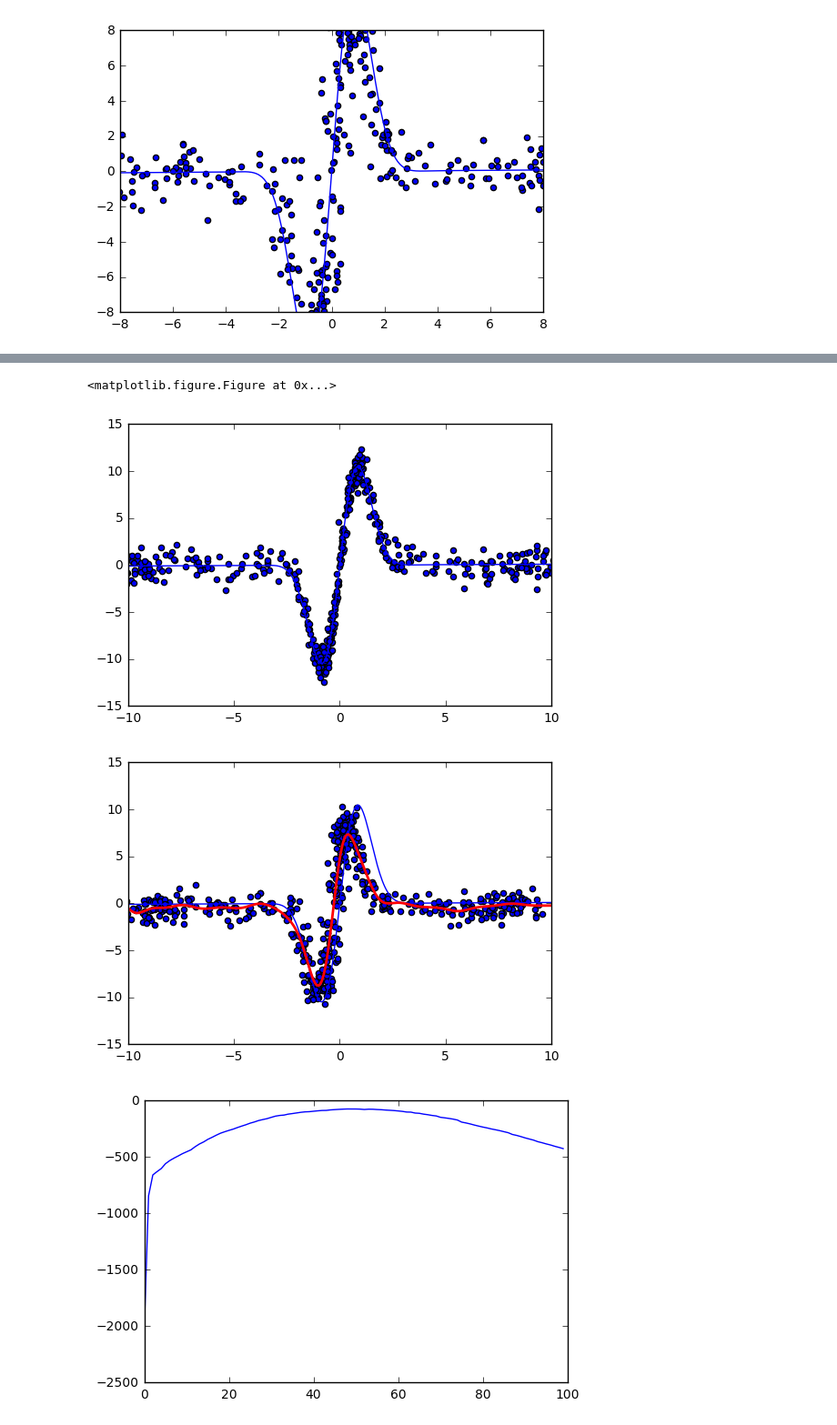
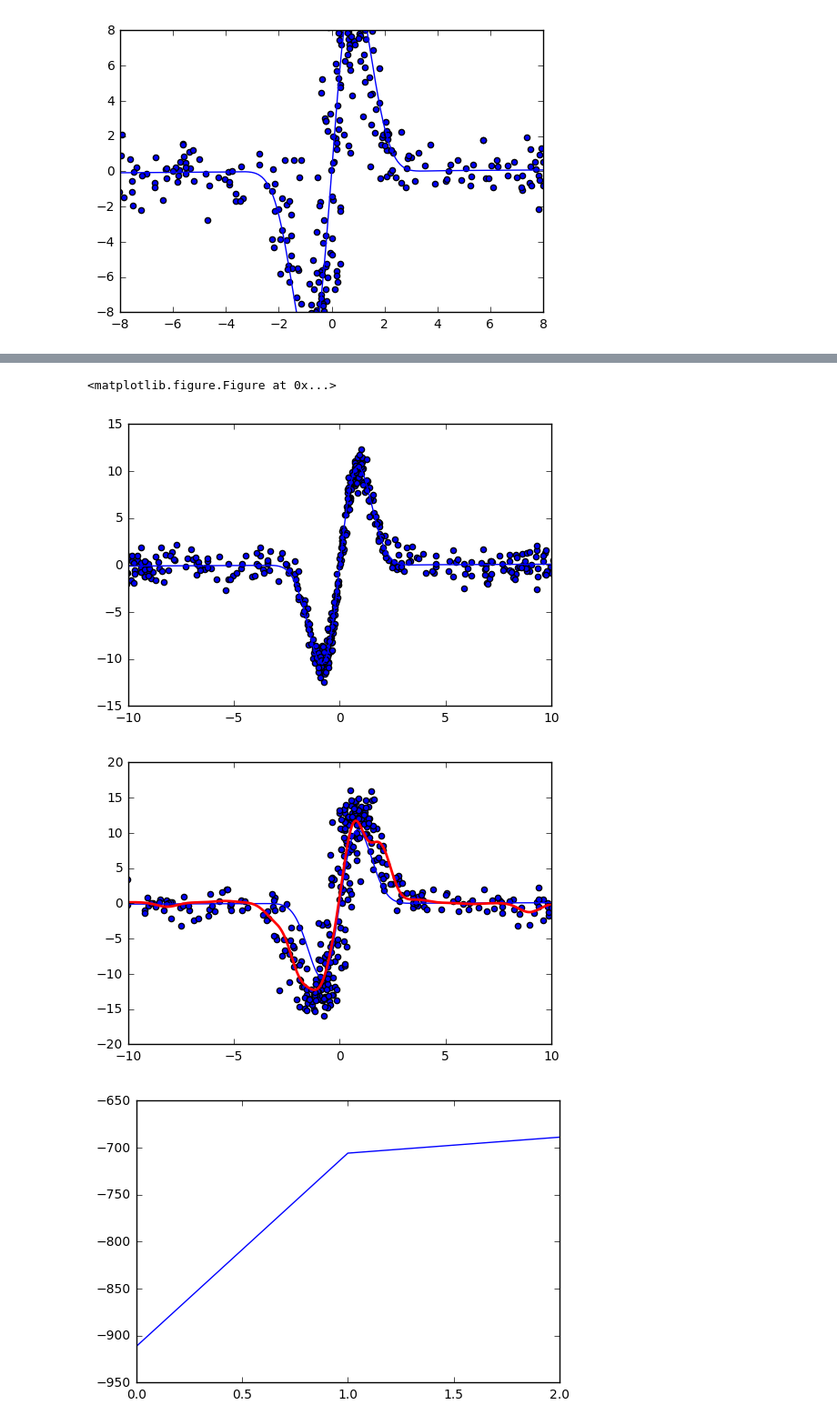
Before and after one commit to VincentBt/Projet-PGM, a Jupyter notebook: FunctionApprox.ipynb, the cells around one changed output, grey strips where cells are left out. Shown at 91% size. Saved outputs shown, nothing was run; the diff lists cells and outputs as text; code cells hidden in the pictures.

```diff
--- a/FunctionApprox.ipynb
+++ b/FunctionApprox.ipynb
@@ -322,7 +322,7 @@ def activation(X, beta, numNeurons, centers):
     return Phi
 
 #trainrbf gives the values of the weights W and the covariance matrix Q
-def trainrbf(X, Y, beta, numNeurons,linear):
+def trainrbf(X, Y, beta, numNeurons,linear, Lambda):
 
     #Dimensions
     #X: n x Inputdimension
@@ -347,13 +347,17 @@ def trainrbf(X, Y, beta, numNeurons,linear):
         Phi = np.append(Phi, np.ones((n,X.shape[1]), "float"), axis = 1)
 
     # calculate output weights (pseudoinverse)
-    W = dot(pinv(Phi), Y)
+    if linear == 1:
+        W = dot(pinv(Phi), Y)
+    else:
+        W = dot(dot(inv(Lambda*np.identity(numNeurons+2)+dot(Phi.T, Phi)),Phi.T),Y)
 
     #Calculate the covariance matrix Q with formula (6.18)
     #Q = dot(np.transpose(Y),Y) - dot(np.transpose(W), dot(np.transpose(Phi), Y))
     Q=0
-    for k in range(n-1):
-        Q += (Y[k+1]- dot(Phi[k,:],W))*(Y[k+1]- dot(Phi[k,:],W))
+
+    for i in range(n-1):
+        Q += (1/float(n-1))*(Y[i] - dot(Phi[i,:],W))*(Y[i] - dot(Phi[i,:],W))
     #Q = (1/(n-1))*Q
 
     L = [W, Q, centers]
@@ -475,8 +482,11 @@ numNeurons = 15
 
 #Define the size of the kernels
 beta = 1
-Q_k=T
-R_h=10
+Q_k=2
+R_h=2
+
+#Ridge Regression parameters
+Lambda = 0
 
 #Define the initial rbf with all weights equal to 1
 W_k = np.ones(numNeurons+2)
@@ -504,7 +514,7 @@ for k in range(T):
     y[k] = h(k,x[k]) + normal(0,R)
 
 #Number of iterations
-maxIter = 20
+maxIter = 3
 
 #Log-likelihood
 llh = np.zeros((maxIter,1))
@@ -527,10 +537,10 @@ for t in range(maxIter):
 
         #Start with the initial mean=0
 
-        x[0] = normal(0,Q)
+        x[0] = normal(0,Q_k)
 
         #Infer the states with non-linear Kalman filter
-        x_f,x_b = extended_KF(x[0],y,T,f_rbf,h_rbf,R,Q)
+        x_f,x_b = extended_KF(x[0],y,T,f_rbf,h_rbf,R_h,Q_k)
 
         x_it[i] = x.flatten()
         y_it[i] = y.flatten()
@@ -554,11 +564,7 @@ for t in range(maxIter):
     Y = x_f[1:T-1]
 
     #Train the rbf and learn the new parameters
-    StateParameters = trainrbf(X,Y, beta, numNeurons,0)
-
-    W_k = StateParameters[0]
-    Q_k = StateParameters[1]
-    centers = StateParameters[2]
+    W_k, Q_k, centers = trainrbf(X,Y, beta, numNeurons,0, Lambda)
 
     #Update the Radial basis function with the new centers and the new weights
     def f_rbf(k, x_k):
@@ -576,17 +582,16 @@ for t in range(maxIter):
     Y = y[0:T-1]
 
     #Train the rbf and learn the new parameters
-    OutputParameters = trainrbf(X,Y, beta, numNeurons,1)
+    W_h, R_h, centers_h= trainrbf(X,Y, beta, numNeurons,1, Lambda)
 
-    W_h = OutputParameters[0]
-    R_h = OutputParameters[1]
+
 
     print W_h[0], W_h[1]
 
     def h_rbf(k, y_k):
         return y_k * W_h[0] + W_h[1]
 
-    llh[t] = np.sum(np.array([(-1/2)*(x[1:T-1]-x_f[1:T-1])**2]))
+    llh[t] = -np.sum([(1/(float(2.0*Q_k)))*(x[i]-x_f[i])**2 for i in range(T)]) - (float(T)/2.0)*log(Q_k)
 
     print(llh[t])
 
@@ -606,17 +611,21 @@ for i in range(iterations):
 plt.xlim(-10,10)
 #plt.ylim(-25,25)
 
+
+plt.legend()
+
+
 #Plot the infered states and the corresponding radial basis function
 plt.figure()
-plt.plot(absc,ordof)
-plt.plot(absc,ordorbf, 'r-', linewidth=2)
+plt.plot(absc,ordof, label = 'Real dynamic')
+plt.plot(absc,ordorbf, 'r-', linewidth=2, label = 'Fitted dynamic')
 for i in range(iterations):
-    plt.scatter(x_f_it[i,:-1],x_f_it[i,1:])
+    plt.scatter(x_f_it[i,:-1],x_f_it[i,1:], label = 'Inferred states')
 plt.xlim(-10,10)
 #plt.ylim(-25,25)
 
 plt.figure()
-plt.plot(range(maxIter),llh)
+plt.plot(range(maxIter),llh, label = 'Complete Log-likelihood')
 
 
 
@@ -644,4 +653,4 @@ center [[  8.96768762   8.96768762]
 <matplotlib.figure.Figure at 0x...>
-[figure, old version]
+[figure, new version]
-[figure, old version]
+[figure, new version]
-[figure, old version]
+[figure, new version]
```
Also changed, not shown: parts of 2 cells of this notebook, 1 other file.
